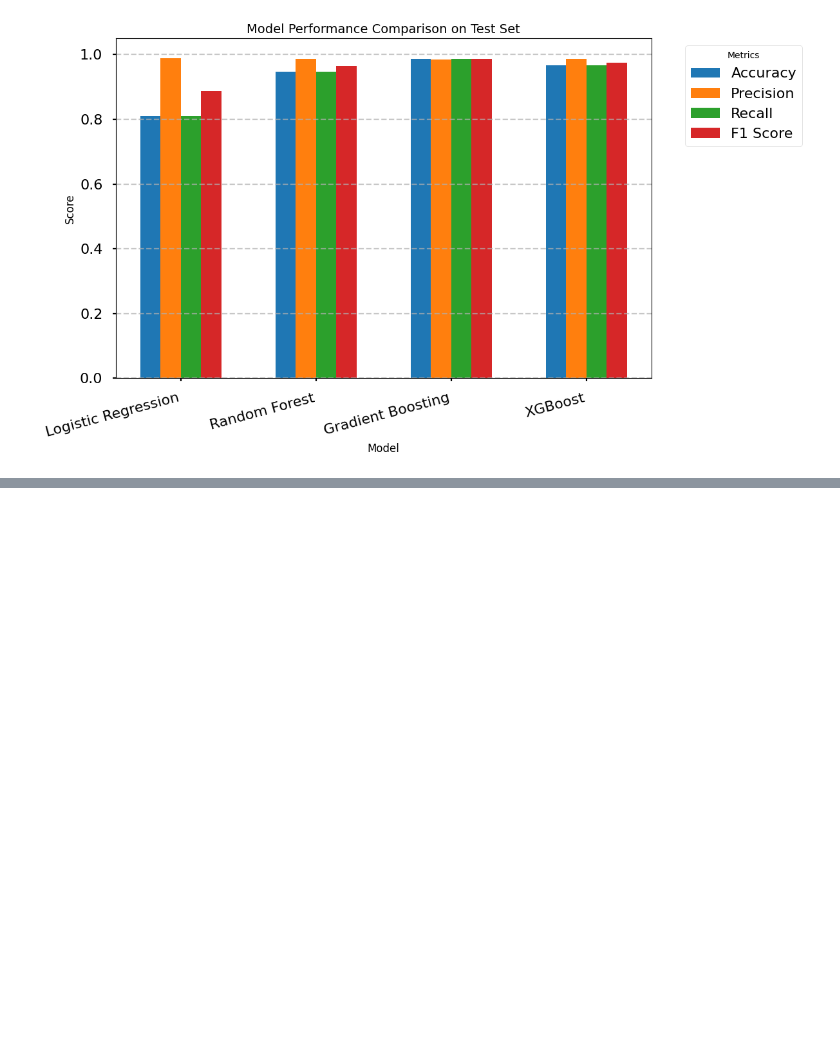
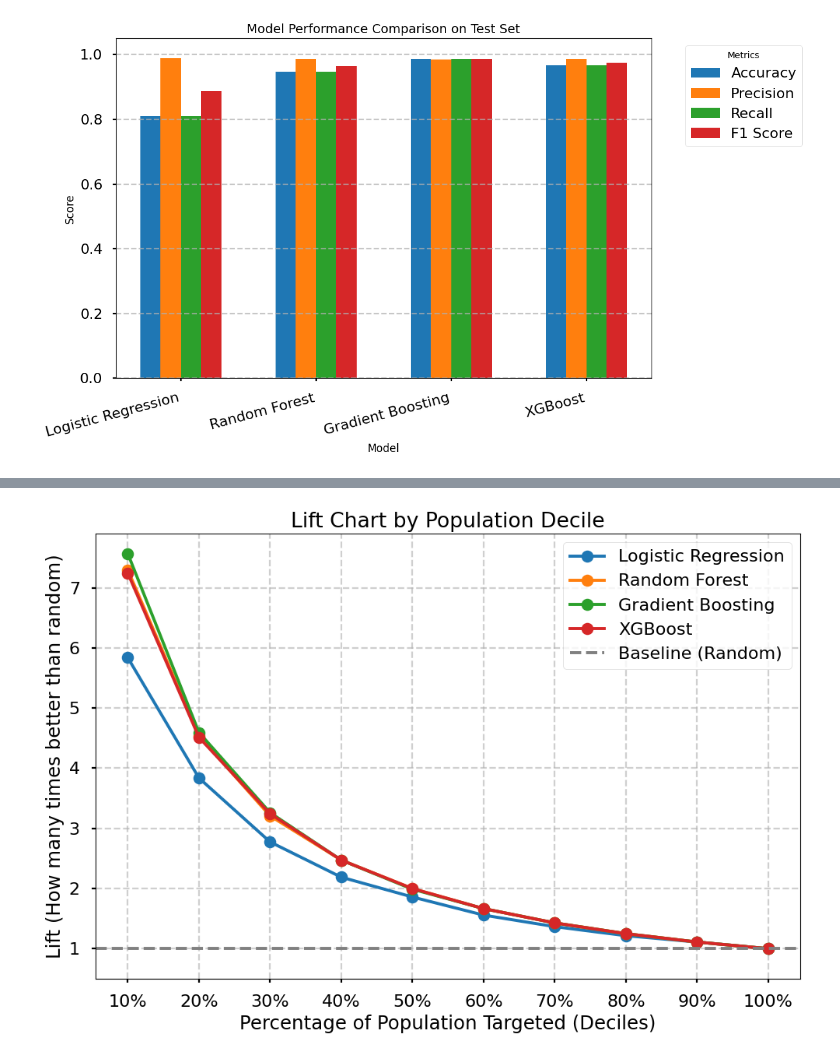
Before and after one commit to kiranbele11/Predicting_Coupon_Redemption_ML, a Jupyter notebook: Train_model1.ipynb, the cells around one changed output, grey strips where cells are left out. Cells and saved outputs as stored; diff of their text form; code cells hidden in the pictures; blank space fills up the shorter version.

```diff
--- a/Train_model1.ipynb
+++ b/Train_model1.ipynb
@@ -2126,0 +2299,10 @@ else:
+# %%
+# --- Calculate and Display Lift Values ---
+
+if 'probabilities' in locals() and probabilities:
+    lift_table = calculate_lift_at_deciles(y_test, probabilities)
+    if lift_table is not None:
+        print("Lift Table (How many times better than random):")
+        display(lift_table) # Use display for better formatting in notebooks
+else:
+    print("Probabilities dictionary not found or is empty. Please run cell In[134] first.")
@@ -2126,0 +2323,40 @@ else:
+# %%
+# --- Plot Lift Chart ---
+
+import matplotlib.pyplot as plt
+import numpy as np
+
+if 'lift_table' in locals() and lift_table is not None:
+    fig, ax = plt.subplots(figsize=(10, 7))
+
+    # Plot lift for each model
+    for model_name in lift_table.columns:
+        # Convert index (e.g., "10%") to numeric for plotting (e.g., 0.1)
+        x_values = [int(idx.replace('%', '')) / 100.0 for idx in lift_table.index]
+        ax.plot(x_values, lift_table[model_name], label=model_name, marker='o', linestyle='-')
+
+    # Plot baseline (lift = 1)
+    ax.axhline(1, color='grey', linestyle='--', label='Baseline (Random)')
+
+    # Formatting
+    ax.set_xlabel('Percentage of Population Targeted (Deciles)')
+    ax.set_ylabel('Lift (How many times better than random)')
+    ax.set_title('Lift Chart by Population Decile')
+    ax.legend(loc='upper right')
+    ax.grid(True, linestyle='--', alpha=0.6)
+
+    # Set x-axis ticks to match deciles
+    ax.set_xticks(x_values)
+    ax.set_xticklabels(lift_table.index) # Use the original string labels ("10%", "20%", etc.)
+
+    # Adjust y-axis limits if needed (e.g., start slightly below 1)
+    min_lift = lift_table.min().min() # Find minimum lift across all models/deciles
+    ax.set_ylim(bottom=max(0, min_lift - 0.5)) # Start y-axis slightly below min lift, but not below 0
+
+    plt.tight_layout()
+    plt.show()
+
+else:
+    print("Lift table ('lift_table') not found or is empty. Please run the previous cells first.")
+# %% [output]
+[figure, added]
```
Also changed, not shown: parts of 6 cells of this notebook, 1 other file.
